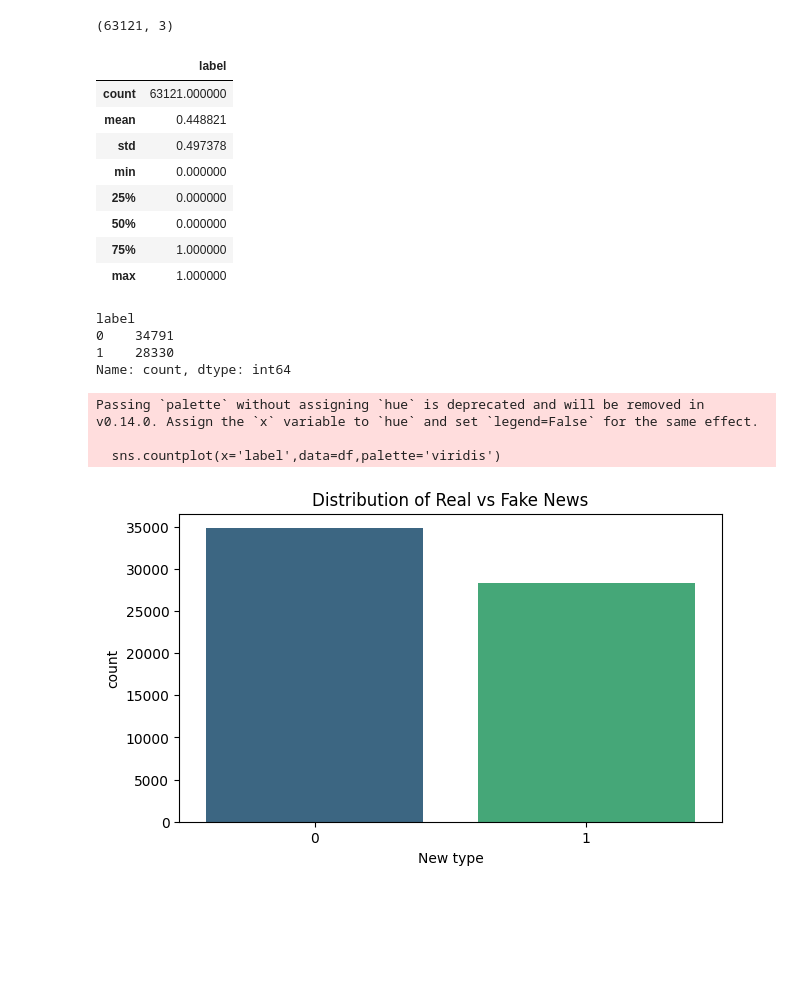
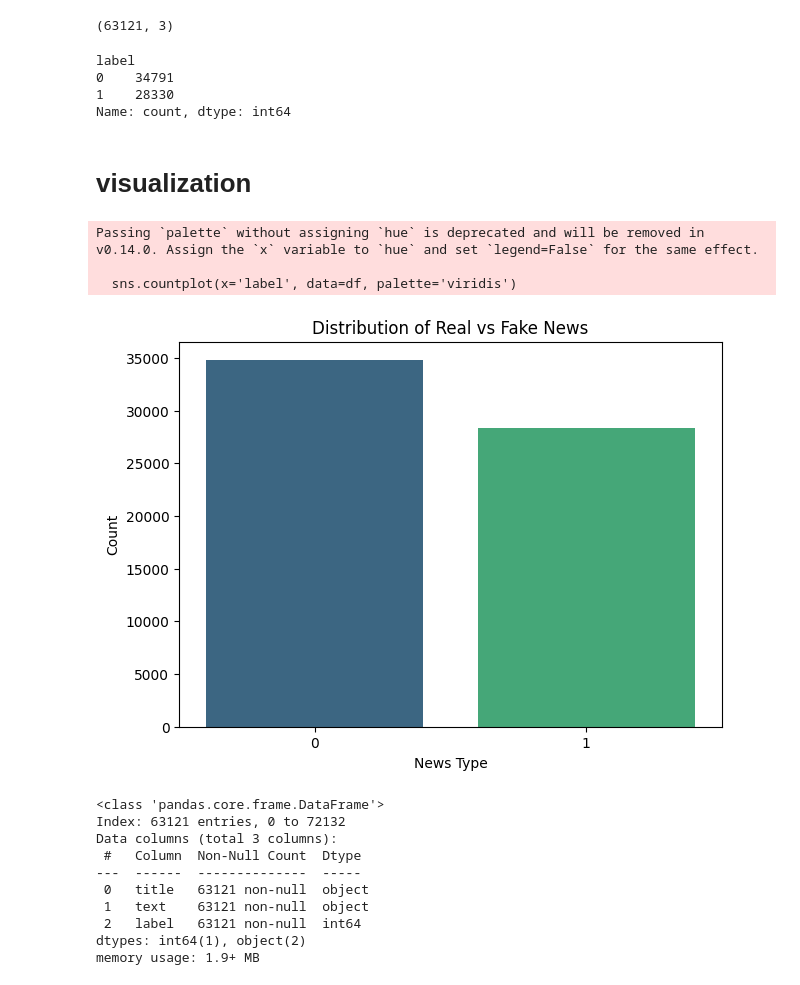
Before and after one commit to muhammadanush/Project-Fake-News-Prediction, a Jupyter notebook: project-fake-news-prediction.ipynb, the cells around one changed output. Saved outputs shown, nothing was run; the diff lists cells and outputs as text; code cells hidden in the pictures; blank space fills up the shorter version.

```diff
--- a/project-fake-news-prediction.ipynb
+++ b/project-fake-news-prediction.ipynb
@@ -99,18 +115,6 @@ df.drop_duplicates(inplace=True)
 df.shape
 # %% [output]
 (63121, 3)
-# %%
-df.describe()
-# %% [output]
-|  | label |
-| count | 63121.000000 |
-| mean | 0.448821 |
-| std | 0.497378 |
-| min | 0.000000 |
-| 25% | 0.000000 |
-| 50% | 0.000000 |
-| 75% | 1.000000 |
-| max | 1.000000 |
 # %%
 df['label'].value_counts()
 # %% [output]
@@ -118,15 +122,31 @@ label
 0    34791
 1    28330
 Name: count, dtype: int64
+# %% [markdown]
+# visualization
 # %%
-plt.figure(figsize=(7,4))
-sns.countplot(x='label',data=df,palette='viridis')
+# Label distribution plot
+plt.figure(figsize=(7,5))
+sns.countplot(x='label', data=df, palette='viridis')
 plt.title('Distribution of Real vs Fake News')
-plt.xlabel('New type')
-plt.ylabel('count')
+plt.xlabel('News Type')
+plt.ylabel('Count')
 plt.show()
 # %% [output]
 Passing `palette` without assigning `hue` is deprecated and will be removed in v0.14.0. Assign the `x` variable to `hue` and set `legend=False` for the same effect.
 
-  sns.countplot(x='label',data=df,palette='viridis')
+  sns.countplot(x='label', data=df, palette='viridis')
-[figure, old version]
+[figure, new version]
+# %%
+df.info()
+# %% [output]
+<class 'pandas.core.frame.DataFrame'>
+Index: 63121 entries, 0 to 72132
+Data columns (total 3 columns):
+ #   Column  Non-Null Count  Dtype
+---  ------  --------------  -----
+ 0   title   63121 non-null  object
+ 1   text    63121 non-null  object
+ 2   label   63121 non-null  int64
+dtypes: int64(1), object(2)
+memory usage: 1.9+ MB
```
Also changed, not shown: parts of 14 cells of this notebook.
